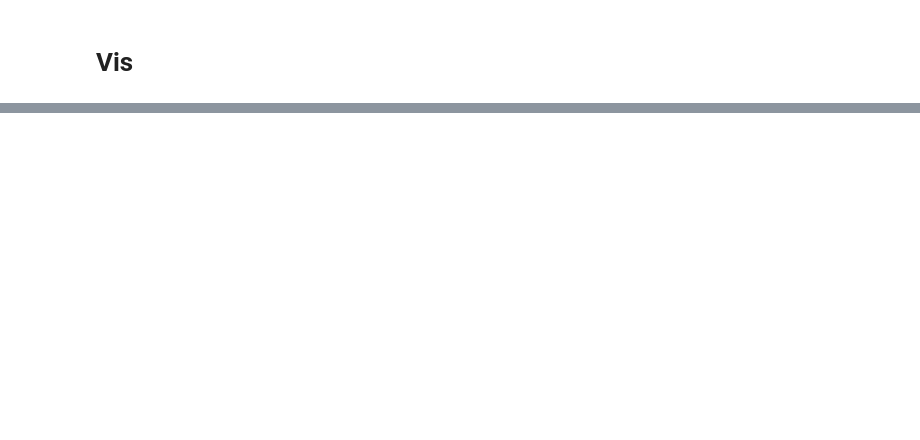
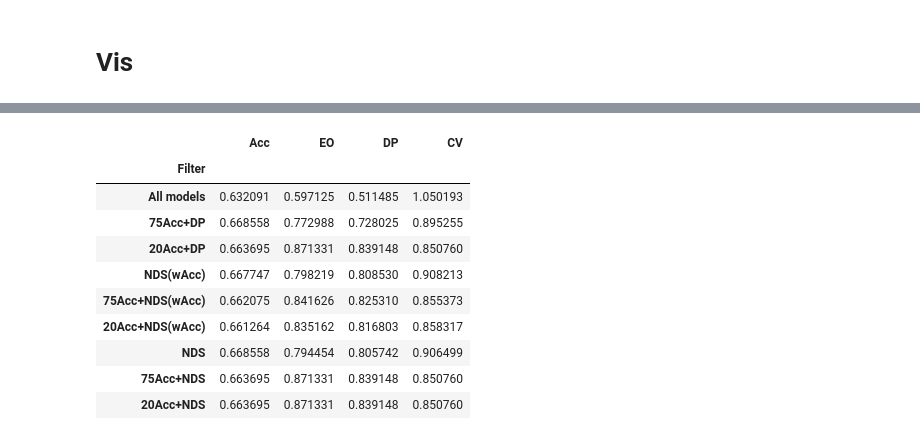
Before and after one commit to viguardieiro/moopt_fairness, a Jupyter notebook: Experimento - NonDominateSorting.ipynb, the cells around one changed output, grey strips where cells are left out. Saved outputs shown, nothing was run; the diff lists cells and outputs as text; code cells hidden in the pictures; blank space fills up the shorter version.

```diff
--- a/Experimento - NonDominateSorting.ipynb
+++ b/Experimento - NonDominateSorting.ipynb
@@ -251,0 +310,14 @@ results_test
+# %%
+err_nds_results
+# %% [output]
+|  | Acc | EO | DP | CV |
+| Filter |  |  |  |  |
+| All models | 0.632091 | 0.597125 | 0.511485 | 1.050193 |
+| 75Acc+DP | 0.668558 | 0.772988 | 0.728025 | 0.895255 |
+| 20Acc+DP | 0.663695 | 0.871331 | 0.839148 | 0.850760 |
+| NDS(wAcc) | 0.667747 | 0.798219 | 0.808530 | 0.908213 |
+| 75Acc+NDS(wAcc) | 0.662075 | 0.841626 | 0.825310 | 0.855373 |
+| 20Acc+NDS(wAcc) | 0.661264 | 0.835162 | 0.816803 | 0.858317 |
+| NDS | 0.668558 | 0.794454 | 0.805742 | 0.906499 |
+| 75Acc+NDS | 0.663695 | 0.871331 | 0.839148 | 0.850760 |
+| 20Acc+NDS | 0.663695 | 0.871331 | 0.839148 | 0.850760 |
```
Also changed, not shown: parts of 23 cells of this notebook.
